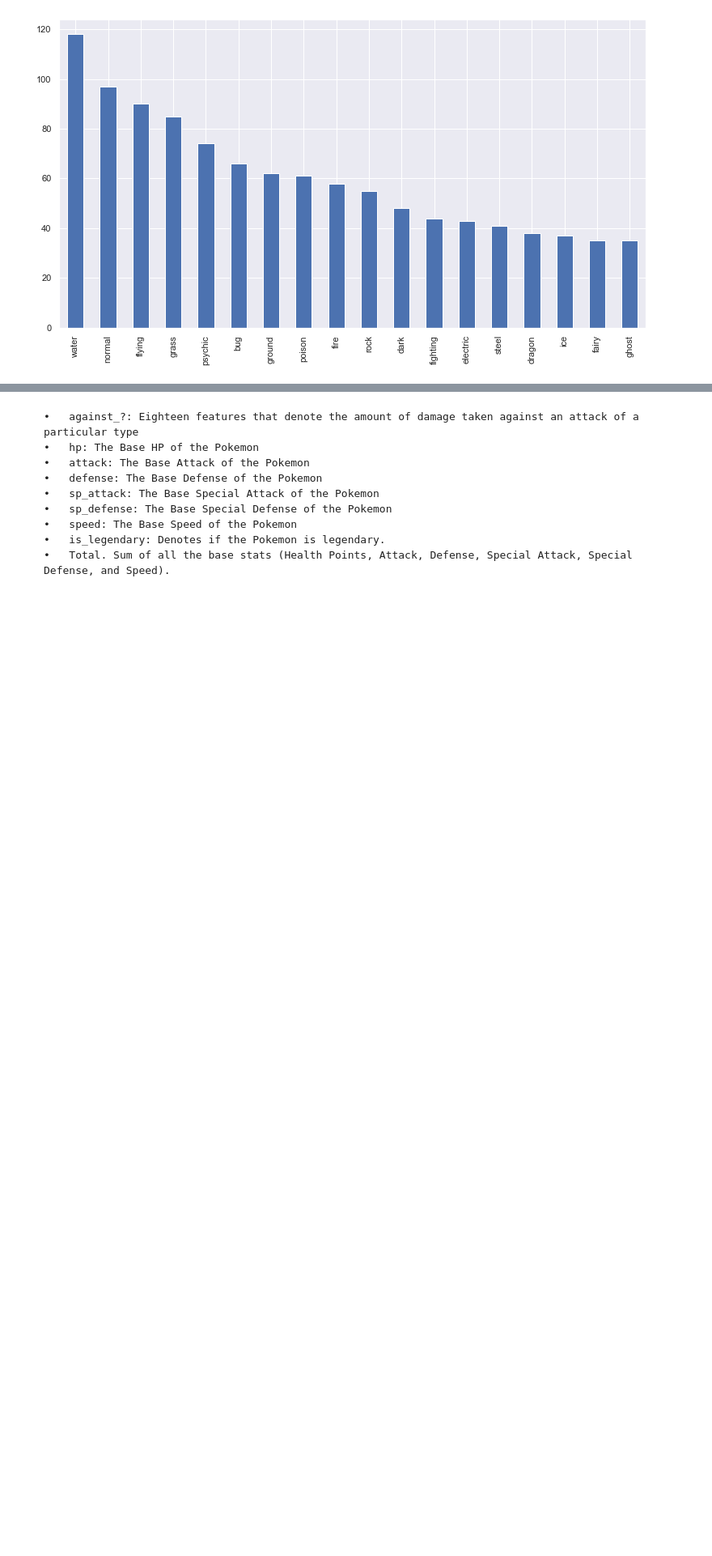
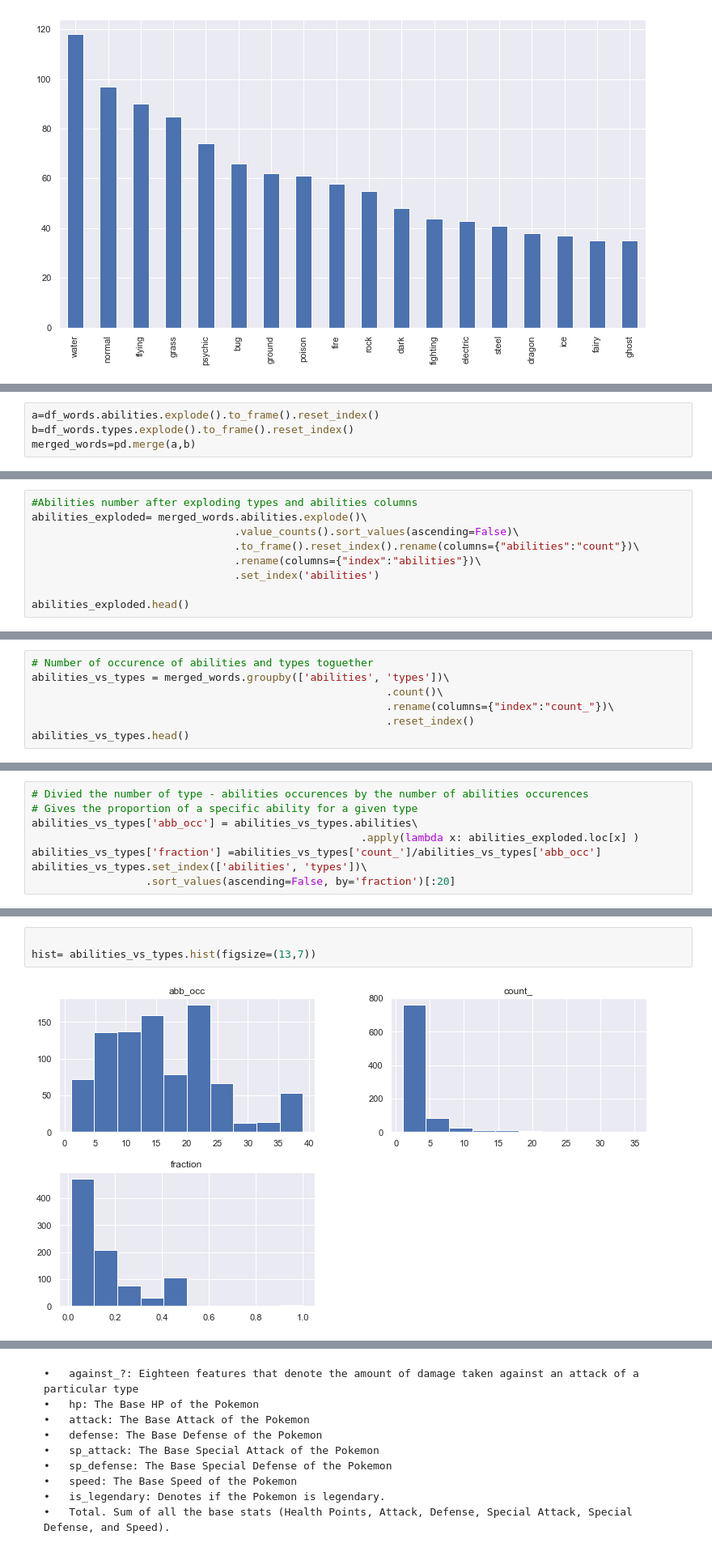
Before and after one commit to com-480-data-visualization/com-480-project-analaktycs, a Jupyter notebook: Milestone1.ipynb, the cells around one changed output, grey strips where cells are left out. Shown at 81% size. Saved outputs shown, nothing was run; the diff lists cells and outputs as text; blank space fills up the shorter version.

```diff
--- a/Milestone1.ipynb
+++ b/Milestone1.ipynb
@@ -477,0 +498,4 @@ g.map(sns.barplot,"types","count");
+# %%
+a=df_words.abilities.explode().to_frame().reset_index()
+b=df_words.types.explode().to_frame().reset_index()
+merged_words=pd.merge(a,b)
@@ -477,0 +522,9 @@ g.map(sns.barplot,"types","count");
+# %%
+#Abilities number after exploding types and abilities columns
+abilities_exploded= merged_words.abilities.explode()\
+                                .value_counts().sort_values(ascending=False)\
+                                .to_frame().reset_index().rename(columns={"abilities":"count"})\
+                                .rename(columns={"index":"abilities"})\
+                                .set_index('abilities')
+
+abilities_exploded.head()
@@ -477,0 +539,7 @@ g.map(sns.barplot,"types","count");
+# %%
+# Number of occurence of abilities and types toguether
+abilities_vs_types = merged_words.groupby(['abilities', 'types'])\
+                                                        .count()\
+                                                        .rename(columns={"index":"count_"})\
+                                                        .reset_index()
+abilities_vs_types.head()
@@ -477,0 +553,8 @@ g.map(sns.barplot,"types","count");
+# %%
+# Divied the number of type - abilities occurences by the number of abilities occurences
+# Gives the proportion of a specific ability for a given type
+abilities_vs_types['abb_occ'] = abilities_vs_types.abilities\
+                                                    .apply(lambda x: abilities_exploded.loc[x] )
+abilities_vs_types['fraction'] =abilities_vs_types['count_']/abilities_vs_types['abb_occ']
+abilities_vs_types.set_index(['abilities', 'types'])\
+                  .sort_values(ascending=False, by='fraction')[:20]
@@ -477,0 +580,5 @@ g.map(sns.barplot,"types","count");
+# %%
+
+hist= abilities_vs_types.hist(figsize=(13,7))
+# %% [output]
+[figure, added]
```
Also changed, not shown: parts of 34 cells of this notebook.
